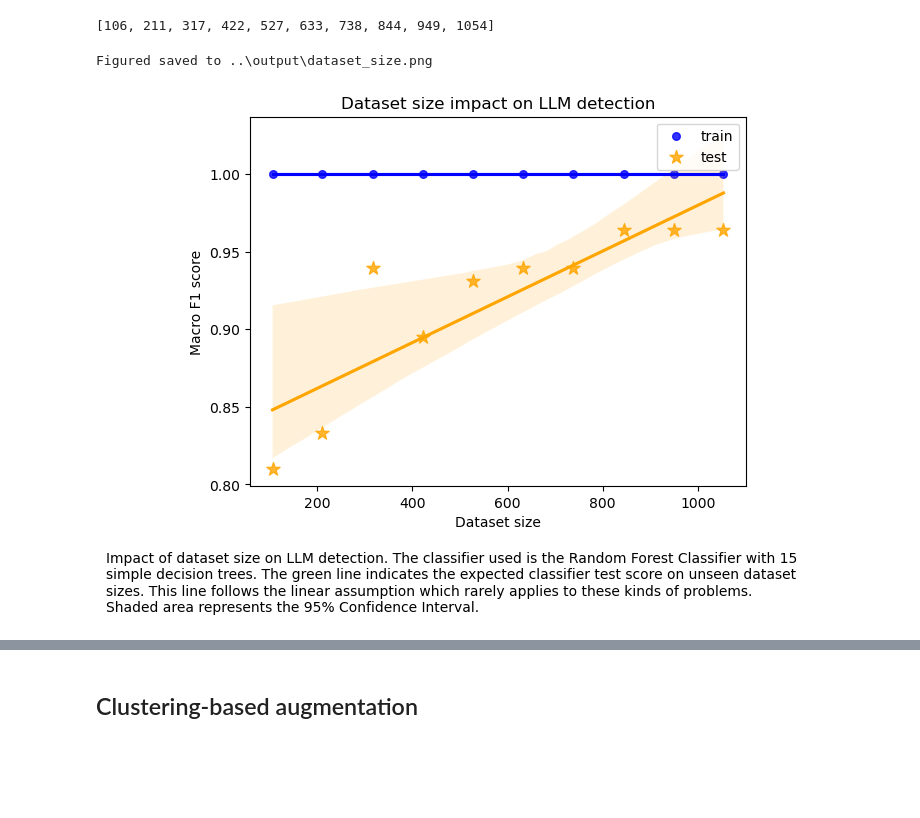
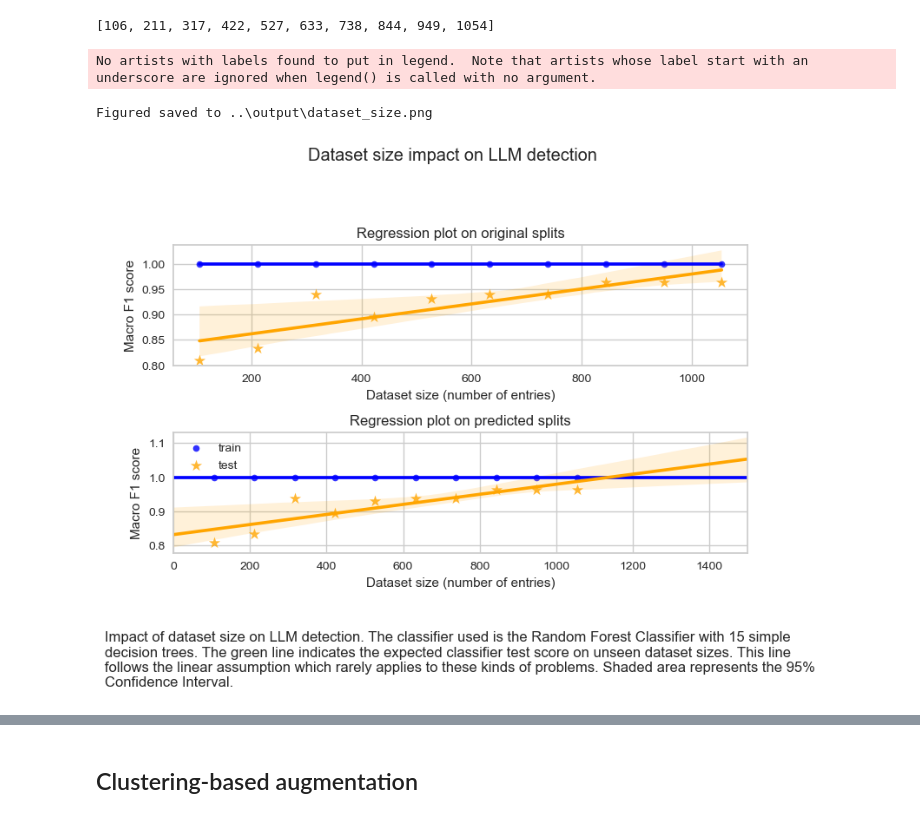
Before and after one commit to dimits-ts/practical_data_science, a Jupyter notebook: llm_detection/notebooks/llm_detection.ipynb, the cells around one changed output, grey strips where cells are left out. Saved outputs shown, nothing was run; the diff lists cells and outputs as text; code cells hidden in the pictures; blank space fills up the shorter version.

Commit message:
Merge regplots

```diff
--- a/llm_detection/notebooks/llm_detection.ipynb
+++ b/llm_detection/notebooks/llm_detection.ipynb
@@ -655,35 +655,67 @@ for split in splits:
 train_scores = np.array(train_scores)
 test_scores = np.array(test_scores)
 # %%
+fig, (ax1, ax2) = plt.subplots(2, 1)
+fig.suptitle("Dataset size impact on LLM detection")
+fig.tight_layout(pad=3)
+
+# regular regplot
 sns.regplot(y=train_scores,
             x=sizes,
             label="train",
             color="blue",
+            ax=ax1,
             scatter_kws={"s": 30})
 sns.regplot(y=test_scores,
             x=sizes,
             label="test",
             color="orange",
             marker="*",
+            ax=ax1,
             scatter_kws={"s": 100})
 
-plt.title("Dataset size impact on LLM detection")
-plt.ylabel("Macro F1 score")
-plt.xlabel("Dataset size")
-#plt.ylim(None, 1.1)
+ax1.set_title("Regression plot on original splits")
+ax1.set_ylabel("Macro F1 score")
+ax1.set_xlabel("Dataset size (number of entries)")
+plt.legend()
+
+
+# regplot with expanded xlim
+plt.xlim(0, 1500)
+sns.regplot(y=train_scores,
+            x=sizes,
+            label="train",
+            color="blue",
+            ax=ax2,
+            scatter_kws={"s": 30},
+            truncate=False)
+sns.regplot(y=test_scores,
+            x=sizes,
+            label="test",
+            color="orange",
+            marker="*",
+            ax=ax2,
+            scatter_kws={"s": 100},
+            truncate=False)
+
+ax2.set_title("Regression plot on predicted splits")
+ax2.set_ylabel("Macro F1 score")
+ax2.set_xlabel("Dataset size (number of entries)")
+plt.legend()
 
 # TODO: come back to this once done with data and classifiers
 caption_text = "Impact of dataset size on LLM detection. The classifier used is the "\
 "Random Forest Classifier with 15 simple decision trees. The green line indicates "\
 "the expected classifier test score on unseen dataset sizes. This line follows the "\
 "linear assumption which rarely applies to these kinds of problems. Shaded area represents "\
 "the 95% Confidence Interval."
-caption = textwrap.fill(caption_text, width=100)
-plt.figtext(-0.1, -0.15, caption)
+caption = textwrap.fill(caption_text, width=110)
+plt.figtext(0, -0.15, caption)
 
+# save and show
 save_plot("dataset_size.png")
-plt.legend()
 plt.show()
 # %% [output]
-Figured saved to ..\output\dataset_size.png
+No artists with labels found to put in legend.  Note that artists whose label start with an underscore are ignored when legend() is called with no argument.
+Figured saved to ..\output\dataset_size.png
-[figure, old version]
+[figure, new version]
```
Also changed, not shown: parts of 1 cell of this notebook, 2 other files.
